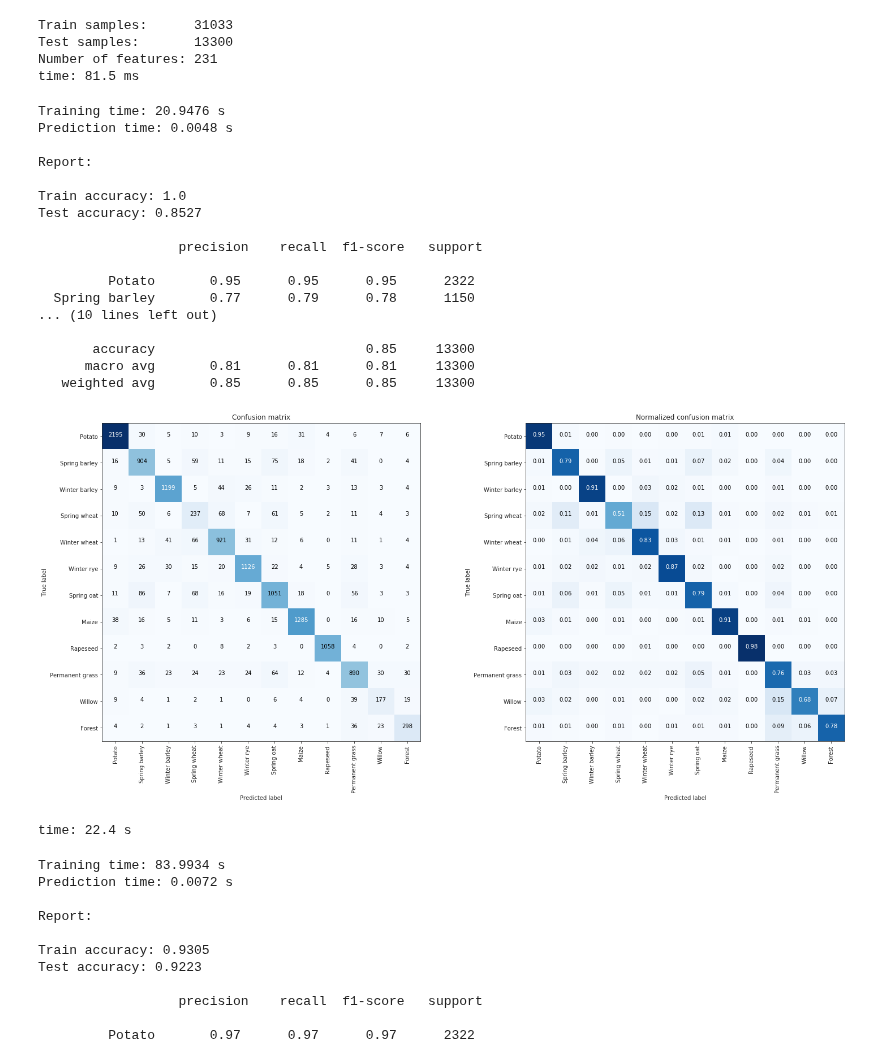
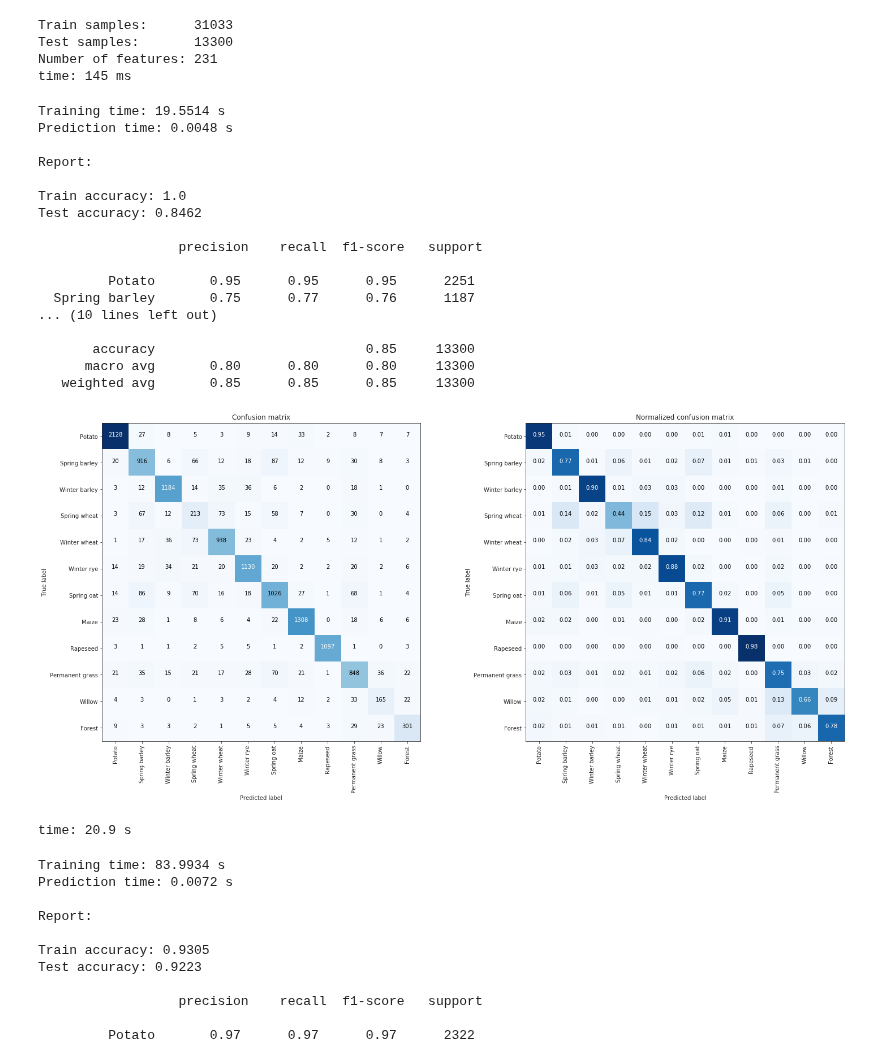
Before and after one commit to JacobJeppesen/PublicSectorConsultancy, a Jupyter notebook: potato_nematode_predictor/notebooks/03_TrainClassifiers.ipynb, the cells around one changed output. Saved outputs shown, nothing was run; the diff lists cells and outputs as text; code cells hidden in the pictures.

```diff
--- a/potato_nematode_predictor/notebooks/03_TrainClassifiers.ipynb
+++ b/potato_nematode_predictor/notebooks/03_TrainClassifiers.ipynb
@@ -163,6 +163,6 @@ time: 820 ms
 # %%
 # Create a train/test split using 30% test size.
-X_train, X_test, y_train, y_test = train_test_split(X, y, test_size=0.3, random_state=RANDOM_SEED)
+X_train, X_test, y_train, y_test = train_test_split(X, y, test_size=0.3, stratify=y, shuffle=True, random_state=RANDOM_SEED)
 
 print(f"Train samples:      {len(y_train)}")
 print(f"Test samples:       {len(y_test)}")
@@ -171,33 +171,33 @@ print(f"Number of features: {len(X[0,:])}")
 Train samples:      31033
 Test samples:       13300
 Number of features: 231
-time: 81.5 ms
+time: 145 ms
 # %%
 from sklearn.tree import DecisionTreeClassifier
 
 # Instantiate and evaluate classifier
 clf = DecisionTreeClassifier()
-clf_trained, _, _, _ = evaluate_classifier(clf, X_train, X_test, y_train, y_test, class_names, feature_scale=False)
+clf_trained, _, _, _, _ = evaluate_classifier(clf, X_train, X_test, y_train, y_test, class_names, feature_scale=False)
 # %% [output]
-Training time: 20.9476 s
+Training time: 19.5514 s
 Prediction time: 0.0048 s
 
 Report:
 
 Train accuracy: 1.0
-Test accuracy: 0.8527
+Test accuracy: 0.8462
 
                   precision    recall  f1-score   support
 
-         Potato       0.95      0.95      0.95      2322
-  Spring barley       0.77      0.79      0.78      1150
+         Potato       0.95      0.95      0.95      2251
+  Spring barley       0.75      0.77      0.76      1187
 ... (10 lines left out)
 
        accuracy                           0.85     13300
-      macro avg       0.81      0.81      0.81     13300
+      macro avg       0.80      0.80      0.80     13300
    weighted avg       0.85      0.85      0.85     13300
-[figure, old version]
+[figure, new version]
-time: 22.4 s
+time: 20.9 s
 # %%
 from sklearn.linear_model import LogisticRegression
 
```
Also changed, not shown: parts of 12 cells of this notebook, 4 other files.
